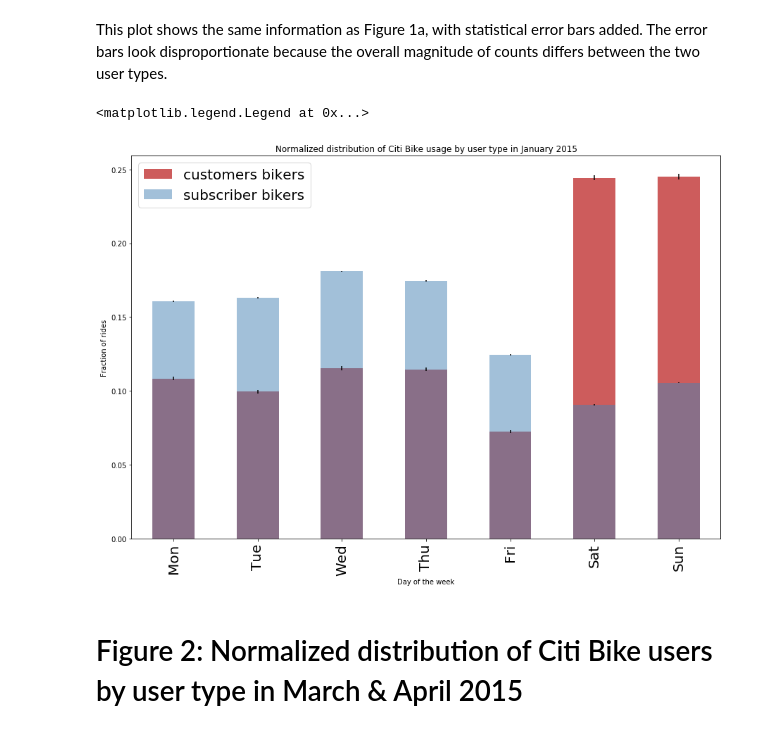
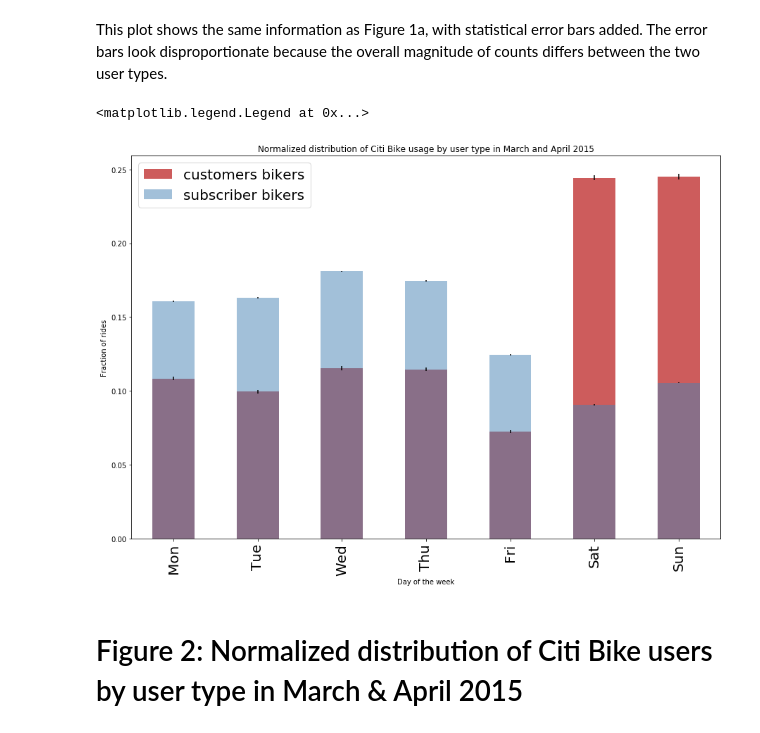
Before and after one commit to ishacusp/PUI2017_ic1018, a Jupyter notebook: HW7_ic1018/Assignment1.ipynb, the cells around one changed output. Saved outputs shown, nothing was run; the diff lists cells and outputs as text; code cells hidden in the pictures.

```diff
--- a/HW7_ic1018/Assignment1.ipynb
+++ b/HW7_ic1018/Assignment1.ipynb
@@ -192,28 +201,28 @@ This plot shows the same information as Figure 1a, with statistical error bars a
 # %%
 #difficult to compare absolute numbers, normalise the distribution of subscibers and customers
 
 fig = pl.figure(figsize(15,10))
 
 norm_c = counts_c.sum()
 error_c = np.sqrt(counts_c)
 ((counts_c) / norm_c).plot(kind="bar", color='IndianRed',
                            yerr=[((error_c) / norm_c, (error_c) / norm_c)],
                            label='customer bikers')
 
 norm_s = counts_s.sum()
 ax = ((counts_s) / norm_s).plot(kind="bar", alpha=0.5,
                                 yerr=[((error_s) / norm_s, (error_s) / norm_s)],
                                 color='SteelBlue', label='subscriber bikers')
 
 ax.xaxis.set_ticklabels(['Mon', 'Tue', 'Wed', 'Thu', 'Fri', 'Sat', 'Sun'], fontsize=20)
 ax.set_ylabel ("Fraction of rides")
 ax.set_xlabel ("Day of the week")
-plt.title('Normalized distribution of Citi Bike usage by user type in January 2015')
+plt.title('Normalized distribution of Citi Bike usage by user type in March and April 2015')
 
 pl.legend(['customers bikers','subscriber bikers'],fontsize=20)
 # %% [output]
 <matplotlib.legend.Legend at 0x...>
-[figure, old version]
+[figure, new version]
 # %% [markdown]
 # Figure 2: Normalized distribution of Citi Bike users by user type in March & April 2015
 # %% [markdown]
```
Also changed, not shown: parts of 3 cells of this notebook.
